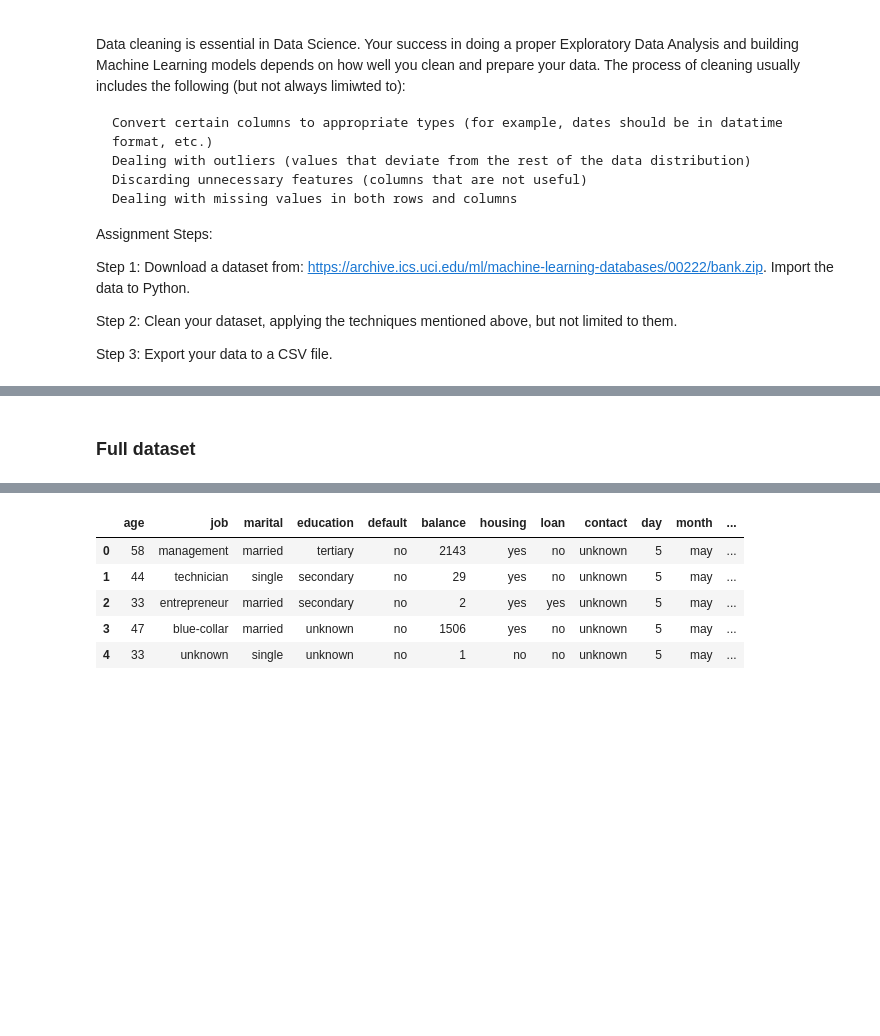
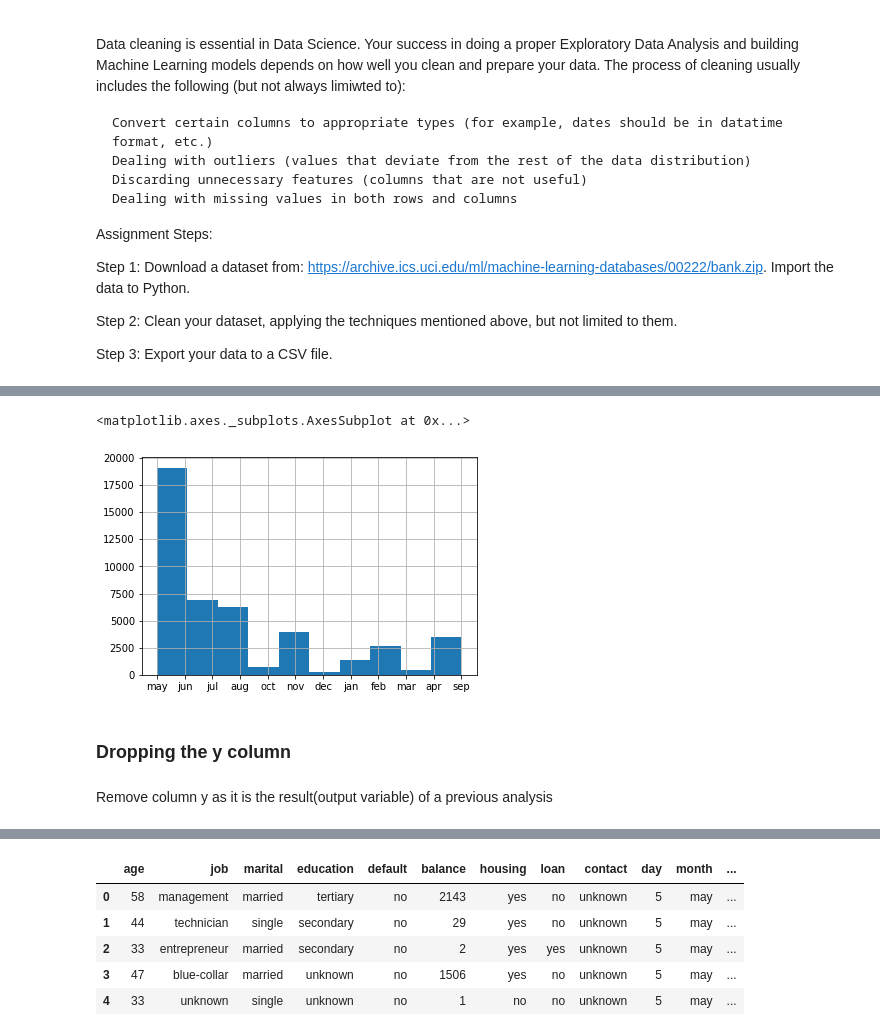
Before and after one commit to momills/elu_notebooks, a Jupyter notebook: M3/M3_W3_Michael_O_Mills.ipynb, the cells around one changed output, grey strips where cells are left out. Saved outputs shown, nothing was run; the diff lists cells and outputs as text; code cells hidden in the pictures; blank space fills up the shorter version.

```diff
--- a/M3/M3_W3_Michael_O_Mills.ipynb
+++ b/M3/M3_W3_Michael_O_Mills.ipynb
@@ -24,2 +25,2 @@ apt.txt  bank.csv  environment.yml  Index.ipynb  M3_W3_Michael_O_Mills.ipynb
 # %%
-df = pd.read_csv('bank.csv', sep=';')
+df = pd.read_csv('m3w3_bank-full.csv', sep=';')
@@ -79,2 +80,0 @@ bank.csv  environment.yml  M3_W3_Michael_O_Mills.ipynb
-# %% [markdown]
-### Full dataset
@@ -82,0 +81,9 @@ df1 = pd.read_csv('bank-full.csv', sep=';')
+# %%
+df['month'].hist()
+# %% [output]
+<matplotlib.axes._subplots.AxesSubplot at 0x...>
+[figure, added]
+# %% [markdown]
+### Dropping the y column
+# %% [markdown]
+Remove column y as it is the result(output variable) of a previous analysis
```
Also changed, not shown: parts of 24 cells of this notebook, 1 other file.
